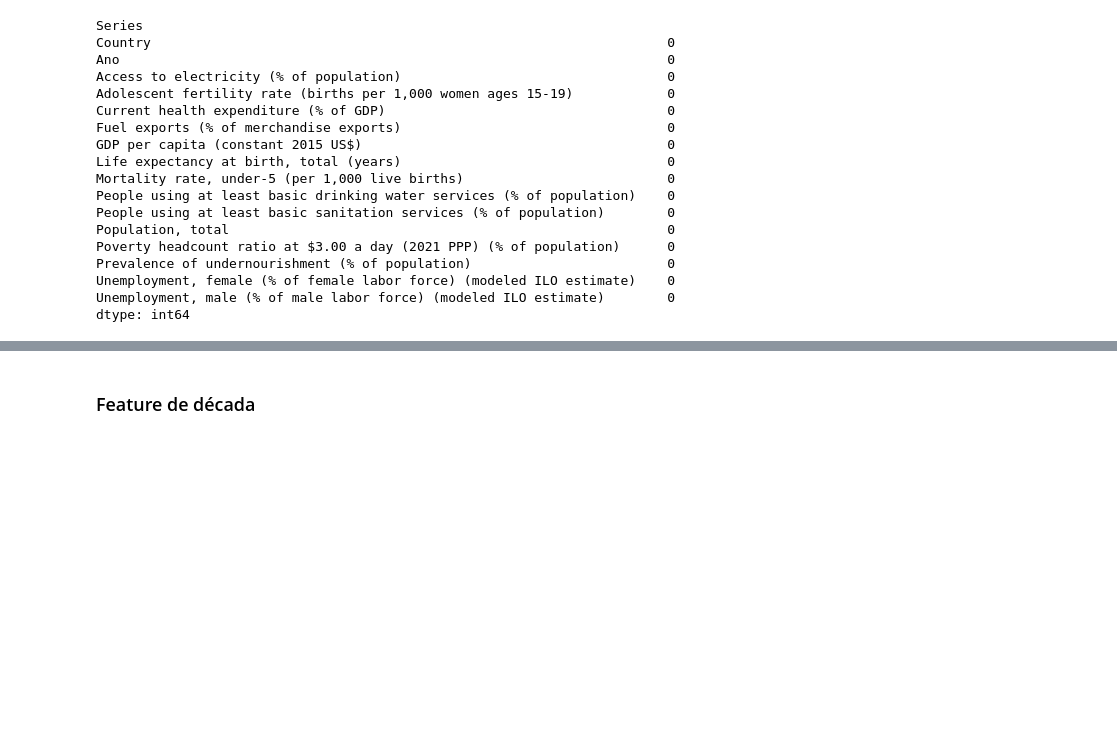
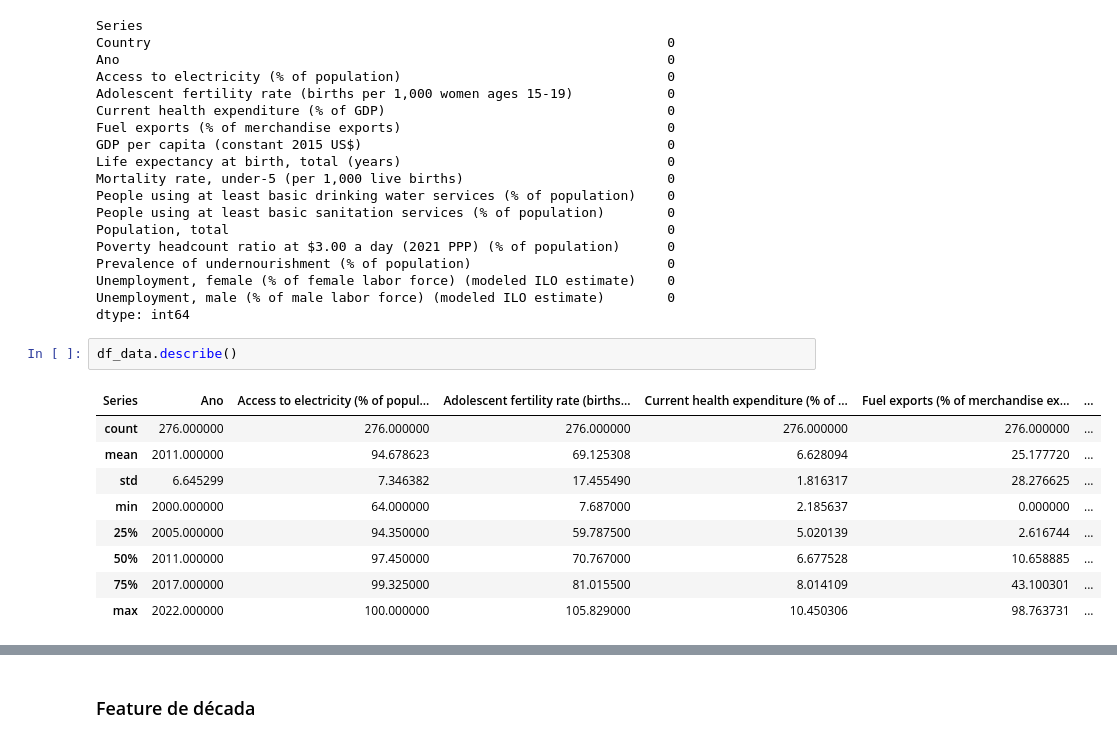
Before and after one commit to Masriaa/Ciencia-dos-Dados, a Jupyter notebook: notebooks/T2/banco-mundial-copy.ipynb, the cells around one changed output, grey strips where cells are left out. Saved outputs shown, nothing was run; the diff lists cells and outputs as text; blank space fills up the shorter version.

```diff
--- a/notebooks/T2/banco-mundial-copy.ipynb
+++ b/notebooks/T2/banco-mundial-copy.ipynb
@@ -317,3 +319,15 @@ Prevalence of undernourishment (% of population)                         0
 Unemployment, female (% of female labor force) (modeled ILO estimate)    0
 Unemployment, male (% of male labor force) (modeled ILO estimate)        0
 dtype: int64
+# %%
+df_data.describe()
+# %% [output]
+| Series | Ano | Access to electricity (% of popul... | Adolescent fertility rate (births... | Current health expenditure (% of ... | Fuel exports (% of merchandise ex... | ... |
+| count | 276.000000 | 276.000000 | 276.000000 | 276.000000 | 276.000000 | ... |
+| mean | 2011.000000 | 94.678623 | 69.125308 | 6.628094 | 25.177720 | ... |
+| std | 6.645299 | 7.346382 | 17.455490 | 1.816317 | 28.276625 | ... |
+| min | 2000.000000 | 64.000000 | 7.687000 | 2.185637 | 0.000000 | ... |
+| 25% | 2005.000000 | 94.350000 | 59.787500 | 5.020139 | 2.616744 | ... |
+| 50% | 2011.000000 | 97.450000 | 70.767000 | 6.677528 | 10.658885 | ... |
+| 75% | 2017.000000 | 99.325000 | 81.015500 | 8.014109 | 43.100301 | ... |
+| max | 2022.000000 | 100.000000 | 105.829000 | 10.450306 | 98.763731 | ... |
```
Also changed, not shown: parts of 2 cells of this notebook, 1 other file.
